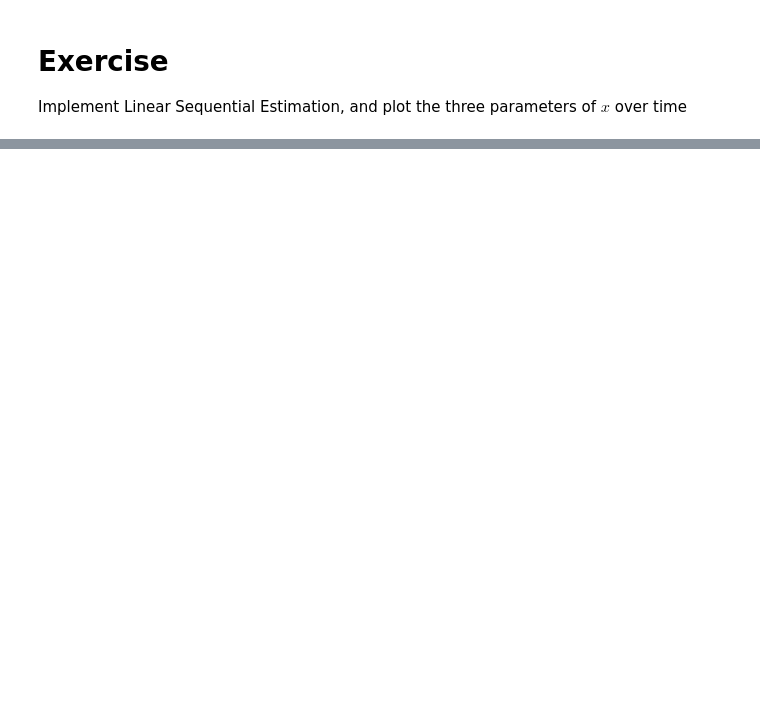
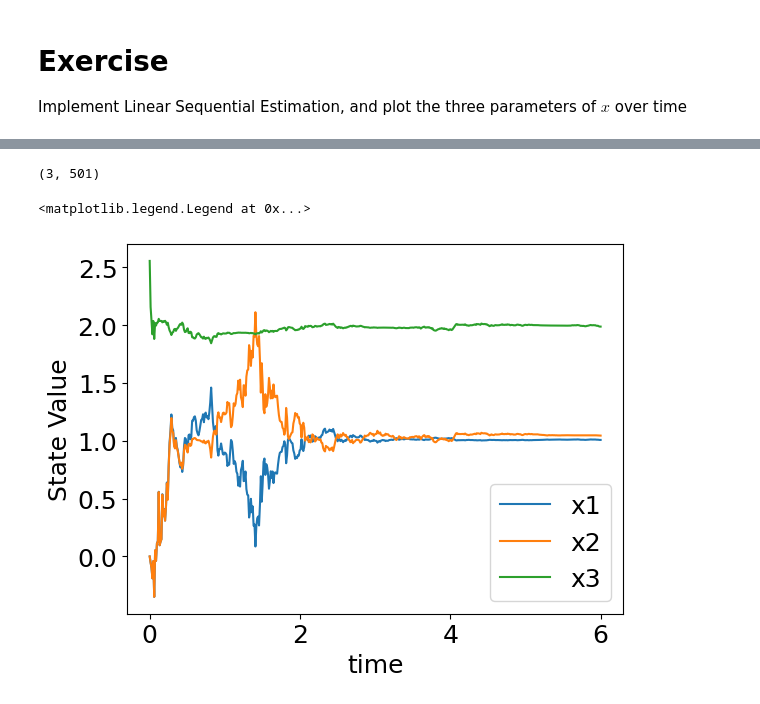
Before and after one commit to JaleesaHoule/Nonlinear_and_Data_Driven_Estimation, a Jupyter notebook: Week_2/A_Linear_Sequential_jh.ipynb, the cells around one changed output, grey strips where cells are left out. Saved outputs shown, nothing was run; the diff lists cells and outputs as text; code cells hidden in the pictures; blank space fills up the shorter version.

```diff
--- a/Week_2/A_Linear_Sequential_jh.ipynb
+++ b/Week_2/A_Linear_Sequential_jh.ipynb
@@ -103,0 +118,11 @@ plot_tme(t, y_1, y_tilde_1)
+# %%
+W=[1]
+P_inv[0] = [1]
+x_hat[0] = np.array([[1,1,1]]).T
+K[0] = [1]
+#for i in range(0,len(t)-1):
+#  P_inv.append(P_inv[i]  + np.atleast_2d(model_1_H[i+1]).T@W@model_1_H[i+1]) #error covariance
+
+#  K.append(np.atleast_2d(np.atleast_2d(P_inv[i+1])@np.atleast_2d(model_1_H[i+1])).T.shape)
+ # K.append(np.atleast_2d(P_inv[i+1])@np.atleast_2d(model_1_H[i+1]).T@W) #gain matrix
+  #x_hat.append(np.array(x_hat[i]).T + K[i]@(y_tilde_1 - model_1_H[i+1]@np.array(x_hat[i]).T))
@@ -103,0 +132,37 @@ plot_tme(t, y_1, y_tilde_1)
+# %%
+inv = np.linalg.inv
+# %%
+## doing together with Floris
+
+x0 = np.array([[0,0,0]]).T
+x_list = [x0]
+inv_P = inv(10*np.eye(3))
+
+
+for i, y_kp1 in enumerate(y_tilde): #give indices (i) and measurements of y_tilde (y_kp1)
+  x_k = x_list[-1]
+  H_kp1 = model_1_H[i:i+1,:]
+  W = np.array([[1]]) #np.eye(1)
+
+  inv_P = inv_P + H_kp1.T@W@H_kp1
+  P = inv(inv_P)
+  K = P@H_kp1.T@W
+  x_kp1 = x_k + K@(y_kp1 - H_kp1@x_k)
+
+  x_list.append(x_kp1)
+# %%
+X = np.hstack(x_list)
+X.shape
+# %% [output]
+(3, 501)
+# %%
+fig,ax = plt.subplots()
+ax.plot(t, X[0,1:], label= 'x1')
+ax.plot(t, X[1,1:], label='x2')
+ax.plot(t, X[2,1:], label='x3')
+ax.set_ylabel('State Value')
+ax.set_xlabel('time')
+ax.legend()
+# %% [output]
+<matplotlib.legend.Legend at 0x...>
+[figure, added]
```
Also changed, not shown: parts of 11 cells of this notebook.
